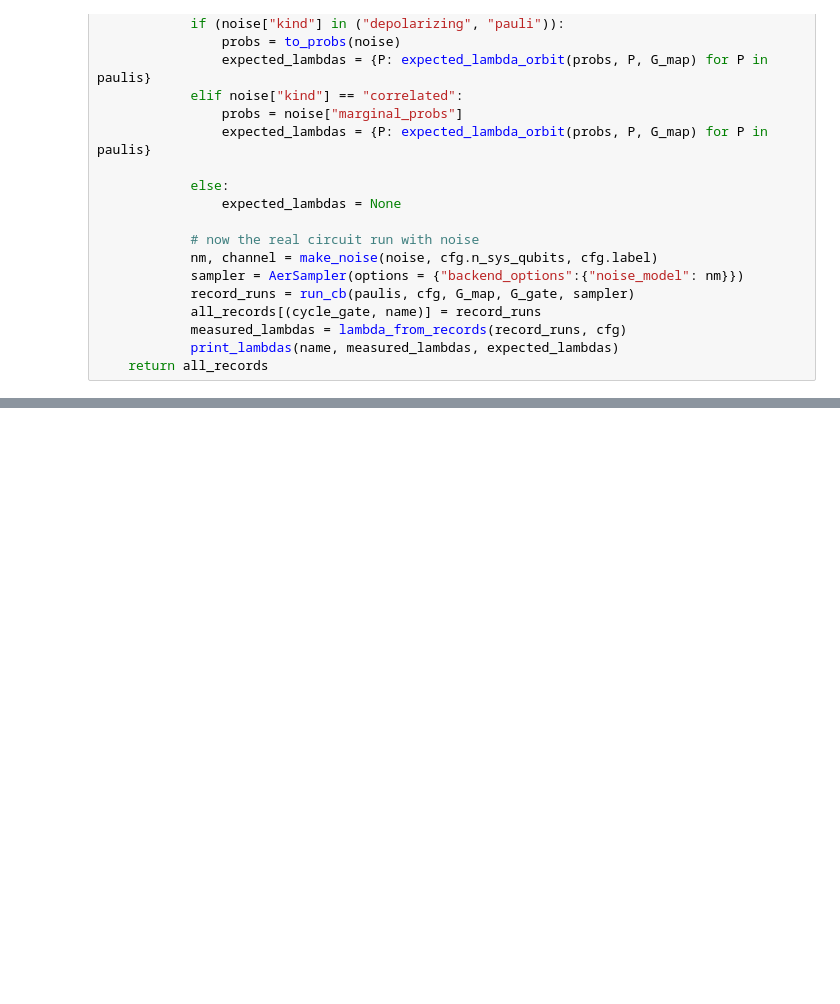
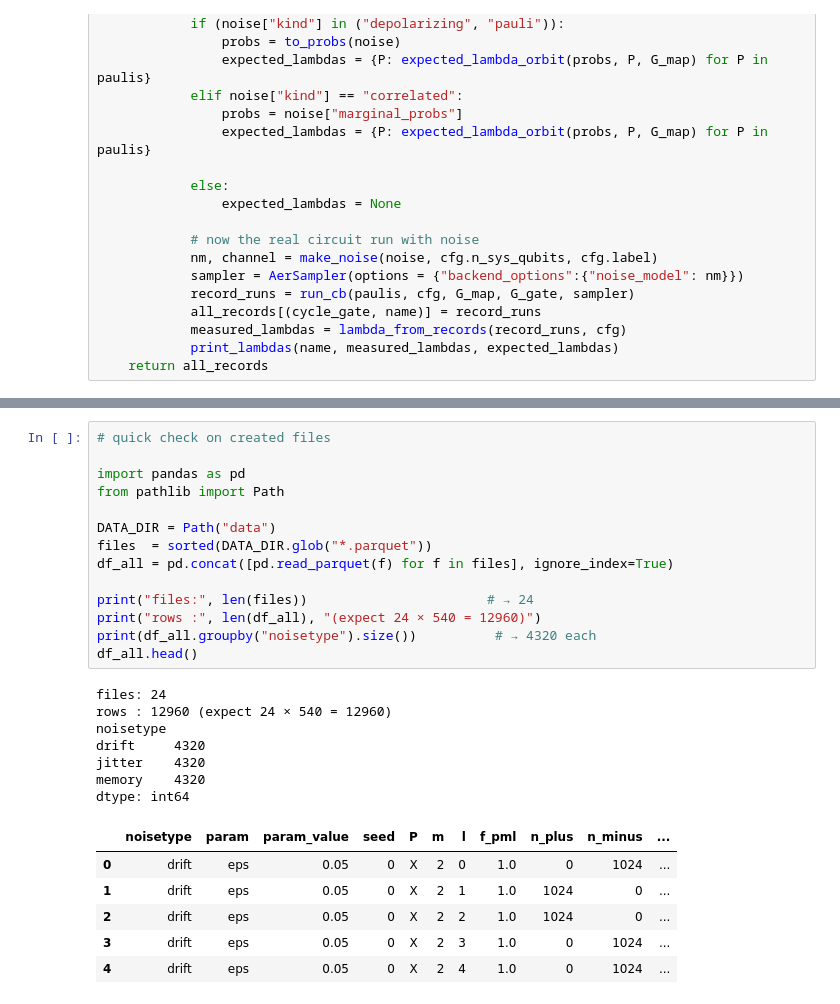
Before and after one commit to imelenwe/randomized-benchmarking, a Jupyter notebook: DiffusionCB/DiffusionCB.ipynb, the cells around one changed output, grey strips where cells are left out. Cells and saved outputs as stored; diff of their text form; blank space fills up the shorter version.

```diff
--- a/DiffusionCB/DiffusionCB.ipynb
+++ b/DiffusionCB/DiffusionCB.ipynb
@@ -541,0 +657,28 @@ Running for 3 Paulis: ['X', 'Y', 'Z']
+# %%
+# quick check on created files
+
+import pandas as pd
+from pathlib import Path
+
+DATA_DIR = Path("data")
+files  = sorted(DATA_DIR.glob("*.parquet"))
+df_all = pd.concat([pd.read_parquet(f) for f in files], ignore_index=True)
+
+print("files:", len(files))                       # → 24
+print("rows :", len(df_all), "(expect 24 × 540 = 12960)")
+print(df_all.groupby("noisetype").size())          # → 4320 each
+df_all.head()
+# %% [output]
+files: 24
+rows : 12960 (expect 24 × 540 = 12960)
+noisetype
+drift     4320
+jitter    4320
+memory    4320
+dtype: int64
+|  | noisetype | param | param_value | seed | P | m | l | f_pml | n_plus | n_minus | ... |
+| 0 | drift | eps | 0.05 | 0 | X | 2 | 0 | 1.0 | 0 | 1024 | ... |
+| 1 | drift | eps | 0.05 | 0 | X | 2 | 1 | 1.0 | 1024 | 0 | ... |
+| 2 | drift | eps | 0.05 | 0 | X | 2 | 2 | 1.0 | 1024 | 0 | ... |
+| 3 | drift | eps | 0.05 | 0 | X | 2 | 3 | 1.0 | 0 | 1024 | ... |
+| 4 | drift | eps | 0.05 | 0 | X | 2 | 4 | 1.0 | 0 | 1024 | ... |
```
Also changed, not shown: parts of 8 cells of this notebook, 1 other file.
